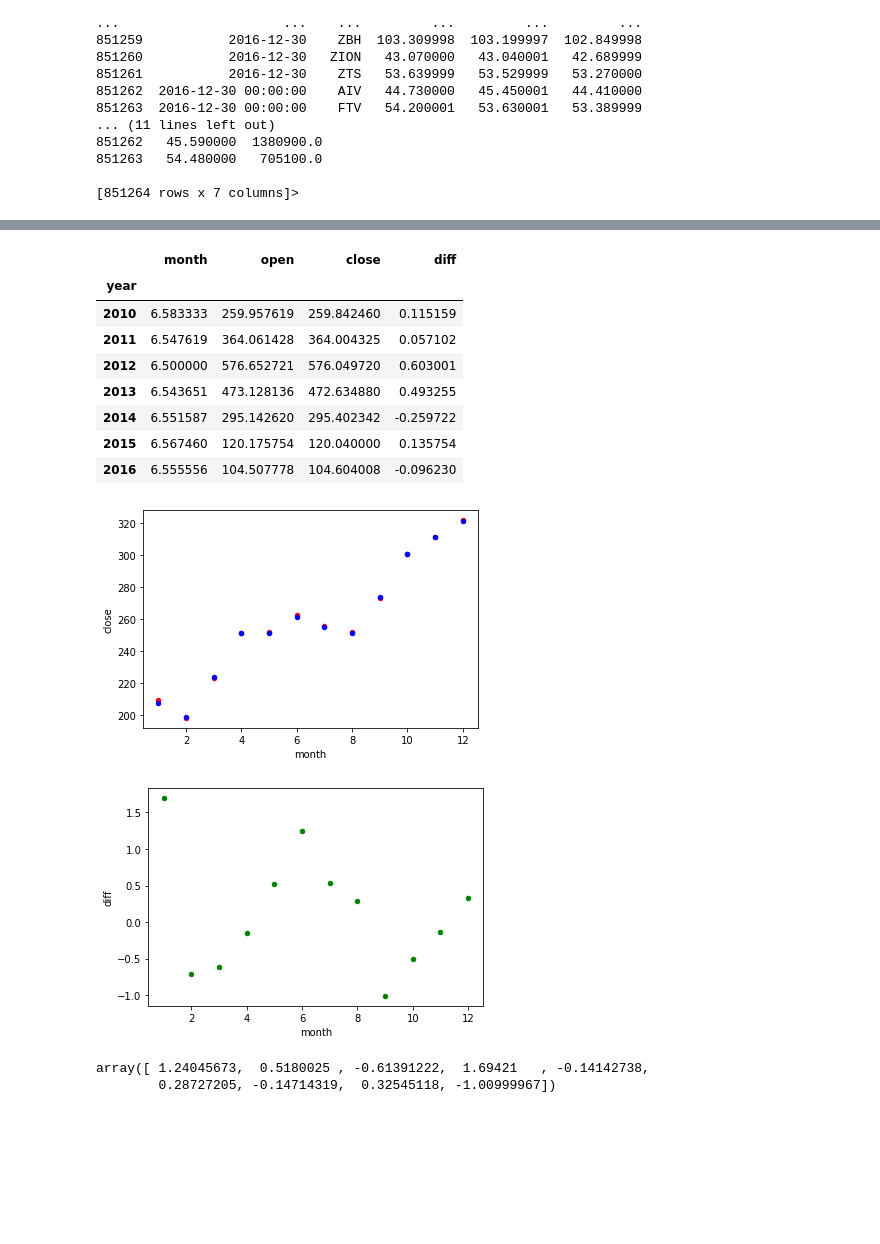
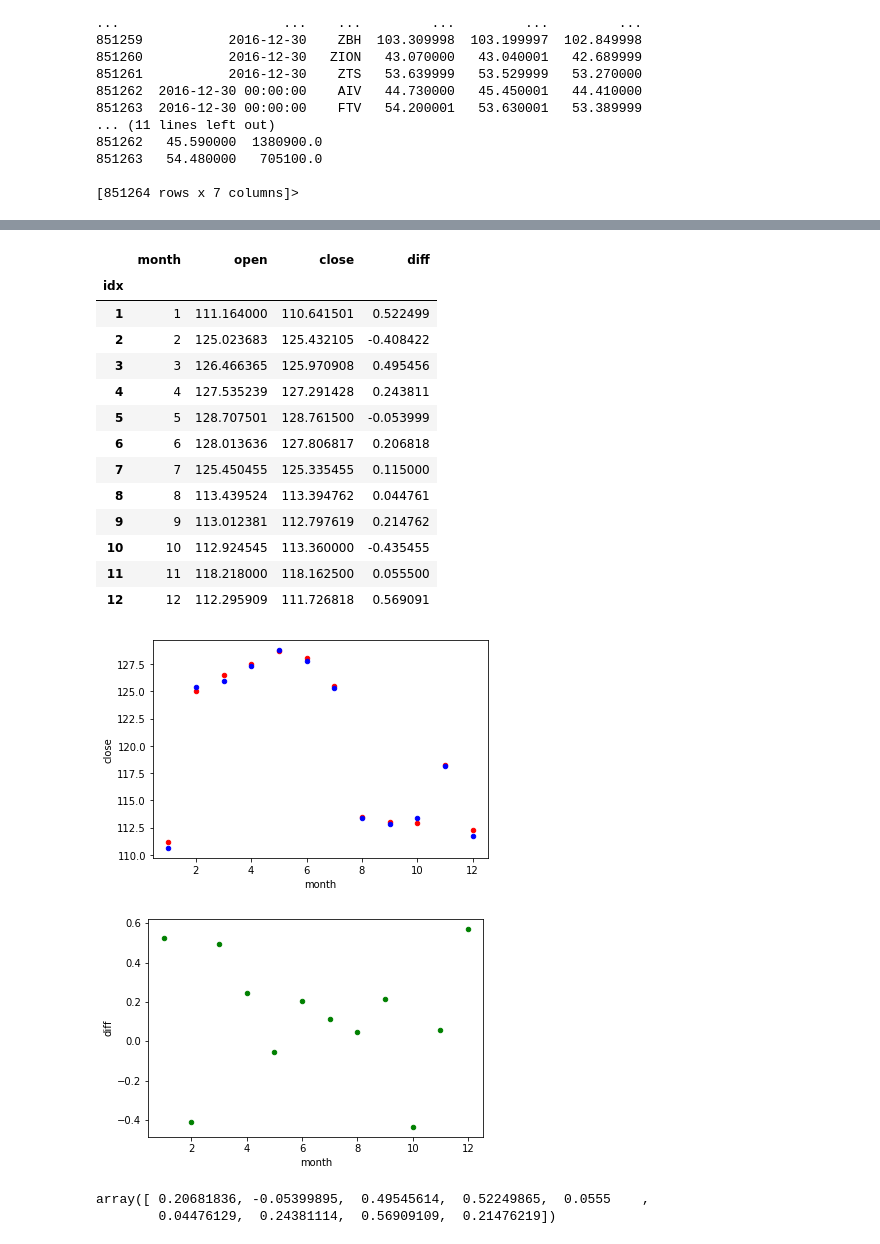
Before and after one commit to will-ing/linear-regres, a Jupyter notebook: regression.ipynb, the cells around one changed output, grey strips where cells are left out. Cells and saved outputs as stored; diff of their text form; code cells hidden in the pictures; blank space fills up the shorter version.

```diff
--- a/regression.ipynb
+++ b/regression.ipynb
@@ -44,46 +147,52 @@ stx.describe
 # %%
 
-def get_data(symbol, year):
+def get_data_by_year(symbol, year):
     sybl = stx.loc[stx["symbol"] == symbol]
     sybl["year"] = pd.DatetimeIndex(sybl["date"]).year
     sybl["month"] = pd.DatetimeIndex(sybl["date"]).month
-    sybl["month_two"] = pd.DatetimeIndex(sybl["date"]).month
+    sybl["idx"] = pd.DatetimeIndex(sybl["date"]).month
     sybl["day"] = pd.DatetimeIndex(sybl["date"]).day
     sybl["diff"] = sybl["open"]-sybl["close"]
     sybl = sybl.loc[sybl["year"] == year]
-    sybl_year = sybl[["month_two", "month", "open", "close", "diff"]].groupby(["month_two"]).mean()
+    sybl_year = sybl[["idx", "month", "open", "close", "diff"]].groupby(["idx"]).mean()
 
     return sybl_year
 
-get_data('AAPL', 2010)
+data_by_year = get_data_by_year('AAPL', 2015)
+data_by_year
 # %% [output]
 |  | month | open | close | diff |
-| year |  |  |  |  |
-| 2010 | 6.583333 | 259.957619 | 259.842460 | 0.115159 |
-| 2011 | 6.547619 | 364.061428 | 364.004325 | 0.057102 |
-| 2012 | 6.500000 | 576.652721 | 576.049720 | 0.603001 |
-| 2013 | 6.543651 | 473.128136 | 472.634880 | 0.493255 |
-| 2014 | 6.551587 | 295.142620 | 295.402342 | -0.259722 |
-| 2015 | 6.567460 | 120.175754 | 120.040000 | 0.135754 |
-| 2016 | 6.555556 | 104.507778 | 104.604008 | -0.096230 |
+| idx |  |  |  |  |
+| 1 | 1 | 111.164000 | 110.641501 | 0.522499 |
+| 2 | 2 | 125.023683 | 125.432105 | -0.408422 |
+| 3 | 3 | 126.466365 | 125.970908 | 0.495456 |
+| 4 | 4 | 127.535239 | 127.291428 | 0.243811 |
+| 5 | 5 | 128.707501 | 128.761500 | -0.053999 |
+| 6 | 6 | 128.013636 | 127.806817 | 0.206818 |
+| 7 | 7 | 125.450455 | 125.335455 | 0.115000 |
+| 8 | 8 | 113.439524 | 113.394762 | 0.044761 |
+| 9 | 9 | 113.012381 | 112.797619 | 0.214762 |
+| 10 | 10 | 112.924545 | 113.360000 | -0.435455 |
+| 11 | 11 | 118.218000 | 118.162500 | 0.055500 |
+| 12 | 12 | 112.295909 | 111.726818 | 0.569091 |
 # %%
 ax = plt.gca()
-sybl_year.plot(kind='scatter',x='month',y='open',color='red', ax=ax)
-sybl_year.plot(kind='scatter',x='month',y='close',color='blue', ax=ax)
-sybl_year.plot(kind='scatter',x='month',y='diff',color='green')
+data_by_year.plot(kind='scatter',x='month',y='open',color='red', ax=ax)
+data_by_year.plot(kind='scatter',x='month',y='close',color='blue', ax=ax)
+data_by_year.plot(kind='scatter',x='month',y='diff',color='green')
 plt.show()
 # %% [output]
-[figure, old version]
+[figure, new version]
-[figure, old version]
+[figure, new version]
 # %%
-x = sybl_year["month"].values.reshape((-1,1))
-y = sybl_year["diff"].values
+x = data_by_year["month"].values.reshape((-1,1))
+y = data_by_year["diff"].values
 
 x_train, x_test, y_train, y_test = train_test_split(x, y, train_size=0.8, test_size=0.2, random_state=100)
 y_train
 # %% [output]
-array([ 1.24045673,  0.5180025 , -0.61391222,  1.69421   , -0.14142738,
-        0.28727205, -0.14714319,  0.32545118, -1.00999967])
+array([ 0.20681836, -0.05399895,  0.49545614,  0.52249865,  0.0555    ,
+        0.04476129,  0.24381114,  0.56909109,  0.21476219])
 # %%
 plt.scatter(x_train, y_train, color='red')
 plt.xlabel('Month')
```
Also changed, not shown: parts of 12 cells of this notebook.
